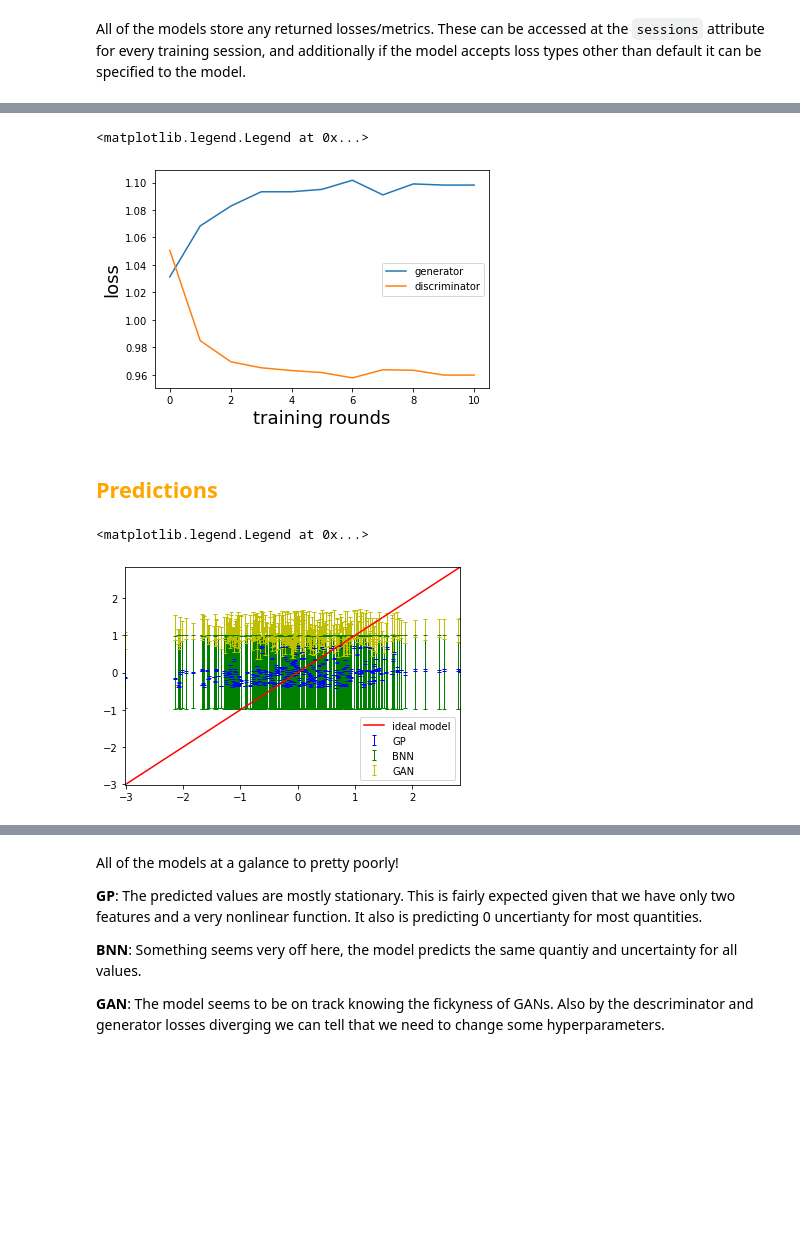
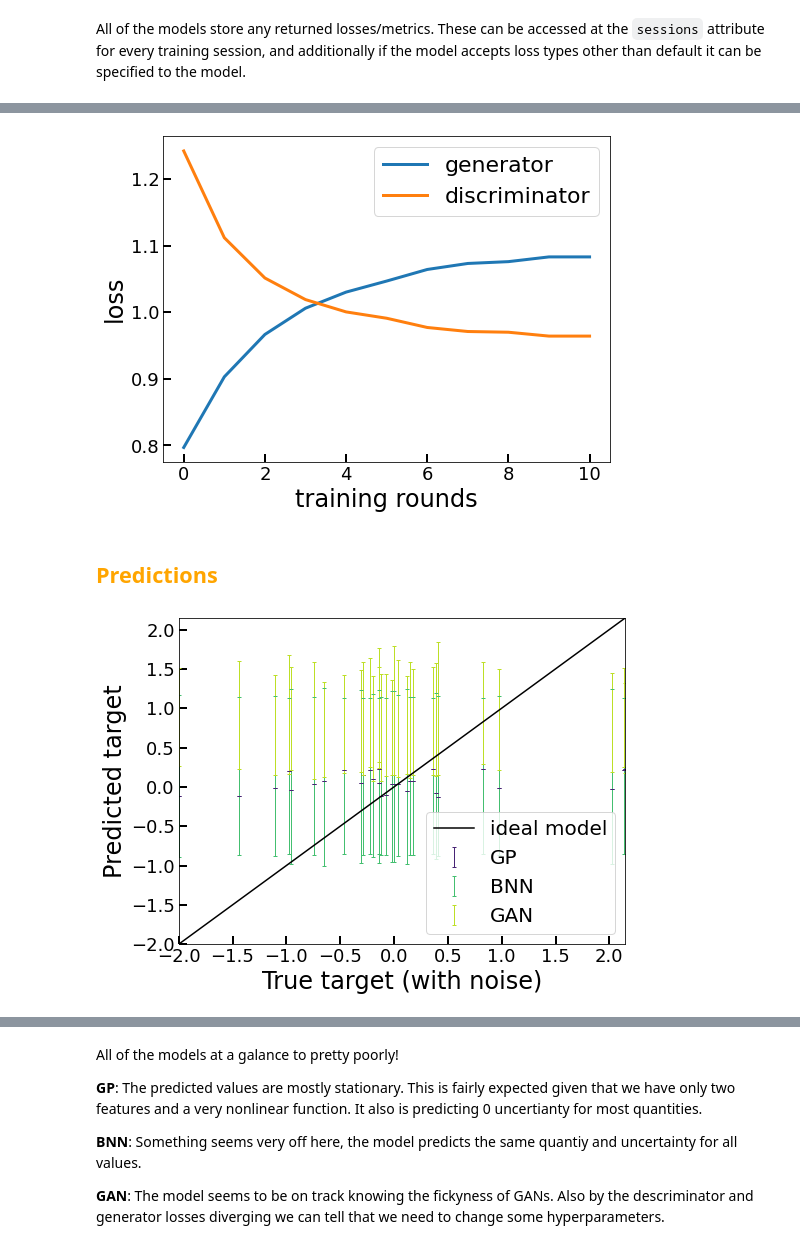
Before and after one commit to GANdy-team/GANdy, a Jupyter notebook: examples/Package_demo.ipynb, the cells around one changed output, grey strips where cells are left out. Cells and saved outputs as stored; diff of their text form; code cells hidden in the pictures; blank space fills up the shorter version.

```diff
--- a/examples/Package_demo.ipynb
+++ b/examples/Package_demo.ipynb
@@ -37,7 +39,7 @@ __Dataset 2__:
 # %% [markdown]
 ## <span style="color:orange"> Loading and preparing the data</span>
 # %%
-df_analytical = gandy_datagen.generate_analytical_data(to_csv=False)
+df_analytical, noise = gandy_datagen.generate_analytical_data(to_csv=False)
 df_analytical.describe()
 # %% [output]
 |  | X1 | X2 | Y |
@@ -132,4 +137,5 @@ bnn_preds, bnn_uncs = bnn.predict(Xst)
 # %%
 # instantialize the model
 gan = gandy_gans.GAN(xshape=Xsr.shape[1:],
-                     yshape=Ysr.shape[1:])
+                     yshape=Ysr.shape[1:],
+                     learning_rate=1e-4)
@@ -181,25 +167,67 @@ dis_loss = gan.sessions['Starttime: 385.4602'][1]
+# %%
+gan_losses = []
+for key in gan.sessions.keys():
+    gan_losses.append(gan.sessions[key])
+    # only get one training session losses
+    break
+gan_losses = np.array(gan_losses[0])
+gen_loss = gan_losses[0]
+dis_loss = gan_losses[1]
 # %%
-fig, ax = plt.subplots()
-ax.plot(gen_loss, label='generator')
-ax.plot(dis_loss, label='discriminator')
-ax.set_ylabel('loss', size=18)
-ax.set_xlabel('training rounds', size=18)
-plt.legend()
+fig, ax = plt.subplots(figsize=(8,6))
+
+# plotting
+ax.plot(gen_loss, linewidth=3, label='generator')
+ax.plot(dis_loss, linewidth=3, label='discriminator')
+
+# labels
+ax.set_ylabel('loss', size=24)
+ax.set_xlabel('training rounds', size=24)
+
+# format ticks
+plt.setp(ax.get_xticklabels(), fontsize=18)
+plt.setp(ax.get_yticklabels(), fontsize=18)
+ax.tick_params(direction='in', width=2, length=8)
+
+# legend
+plt.legend(fontsize=22)
+
+plt.show()
 # %% [output]
-<matplotlib.legend.Legend at 0x...>
-[figure, old version]
+[figure, new version]
 # %% [markdown]
 ## <span style="color:orange"> Predictions</span>
 # %%
-fig, ax = plt.subplots()
+fig, ax = plt.subplots(figsize=(8,6))
+
+# set ax limits
 minv, maxv = Yst.min(), Yst.max()
 ax.set_ylim([minv, maxv])
 ax.set_xlim([minv, maxv])
-ax.errorbar(Yst, gp_preds, yerr=gp_uncs.reshape(-1), ls='none', label='GP', linewidth=1, capsize=2, c='b')
-ax.errorbar(Yst, bnn_preds, yerr=bnn_uncs.reshape(-1), ls='none', label='BNN', linewidth=1, capsize=2, c='g')
-ax.errorbar(Yst, gan_preds, yerr=gan_uncs.reshape(-1), ls='none', label='GAN', linewidth=1, capsize=2, c='y')
-ax.plot([minv, maxv], [minv, maxv], c='r', label='ideal model')
-plt.legend()
+
+Colors = plt.cm.viridis([0.1, 0.7, 0.9])
+
+# plot predictions of models
+ax.errorbar(Yst, gp_preds, yerr=gp_uncs.reshape(-1), ls='none', label='GP', linewidth=1,
+            capsize=2, c=Colors[0])
+ax.errorbar(Yst, bnn_preds, yerr=bnn_uncs.reshape(-1), ls='none', label='BNN', linewidth=1,
+            capsize=2, c=Colors[1])
+ax.errorbar(Yst, gan_preds, yerr=gan_uncs.reshape(-1), ls='none', label='GAN', linewidth=1,
+            capsize=2, c=Colors[2])
+
+# perfect result
+ax.plot([minv, maxv], [minv, maxv], c='k', label='ideal model')
+
+# labels
+ax.set_ylabel('Predicted target', size=24)
+ax.set_xlabel('True target (with noise)', size=24)
+
+# format ticks
+plt.setp(ax.get_xticklabels(), fontsize=18)
+plt.setp(ax.get_yticklabels(), fontsize=18)
+ax.tick_params(direction='in', width=2, length=8)
+
+plt.legend(fontsize=20)
+plt.show()
 # %% [output]
-<matplotlib.legend.Legend at 0x...>
-[figure, old version]
+[figure, new version]
```
Also changed, not shown: parts of 11 cells of this notebook.
